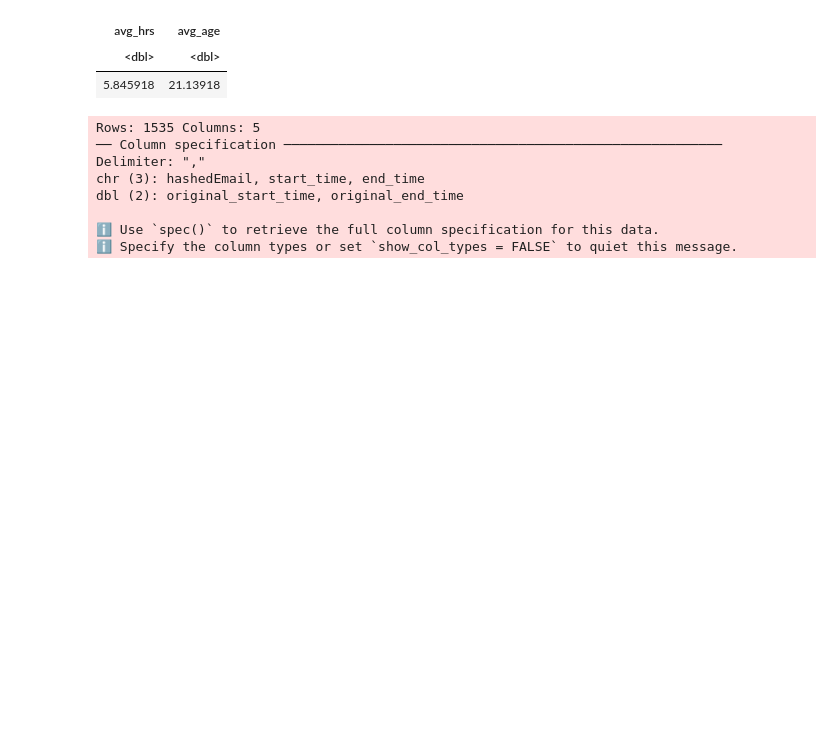
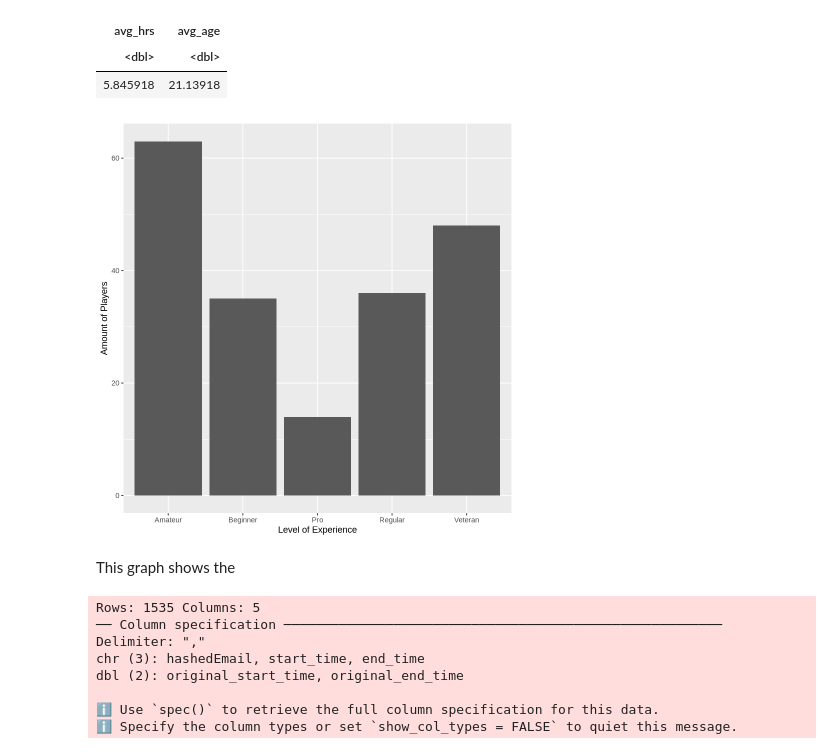
Before and after one commit to ainsleyj951-png/dsci-100-project-2-, a Jupyter notebook: Individual-planning.ipynb, the cells around one changed output. Drawn from its saved outputs; the diff is of its cells as text; code cells hidden in the pictures; blank space fills up the shorter version.

```diff
--- a/Individual-planning.ipynb
+++ b/Individual-planning.ipynb
@@ -128,8 +128,13 @@ A tibble: 1 × 2
 # %%
 exp_graph <- players|>
     ggplot(aes(x = experience))+
-    geom_histogram()+
+    geom_bar()+
     labs(x = "Level of Experience", y = "Amount of Players")
+exp_graph
+# %% [output]
+[figure, added]
+# %% [markdown]
+This graph shows the
 # %%
 sessions <- read_csv("sessions.csv")
 sessions
```
